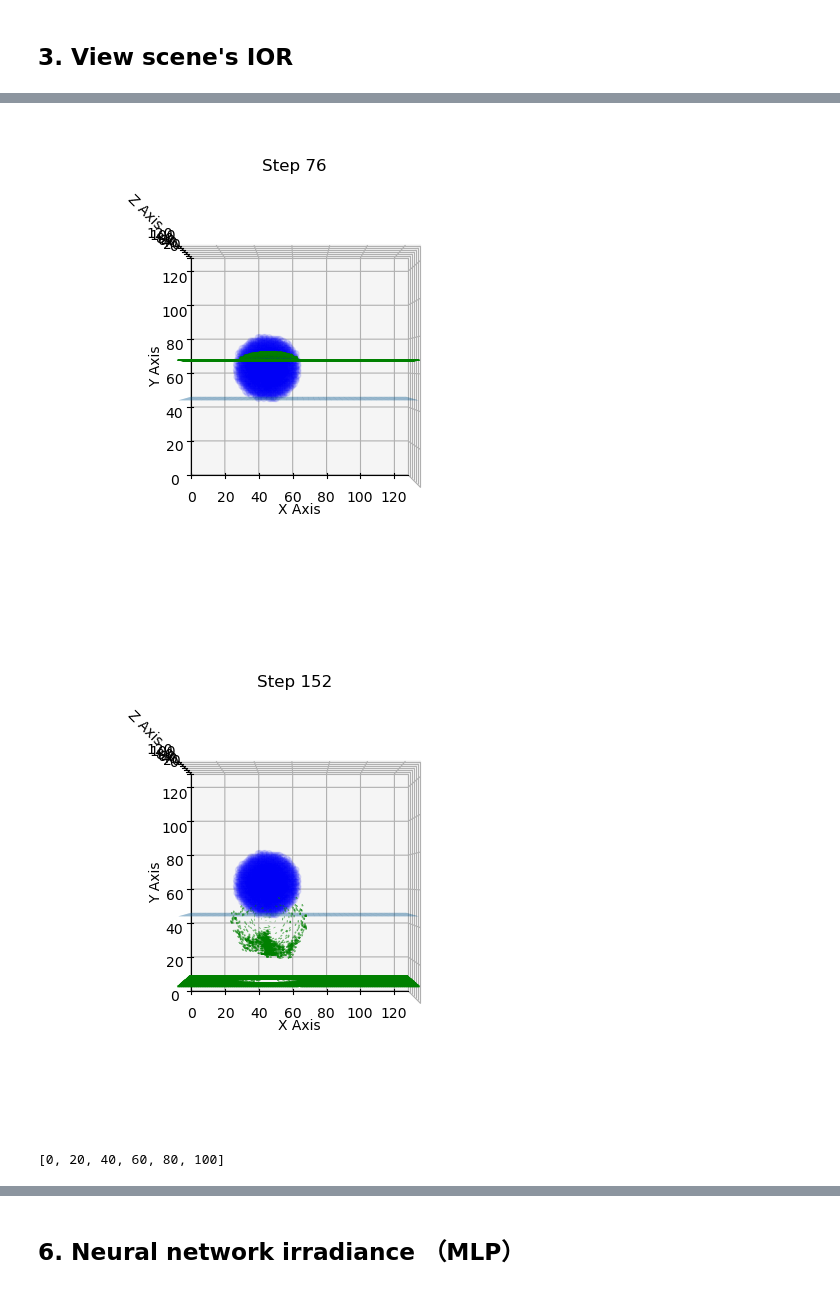
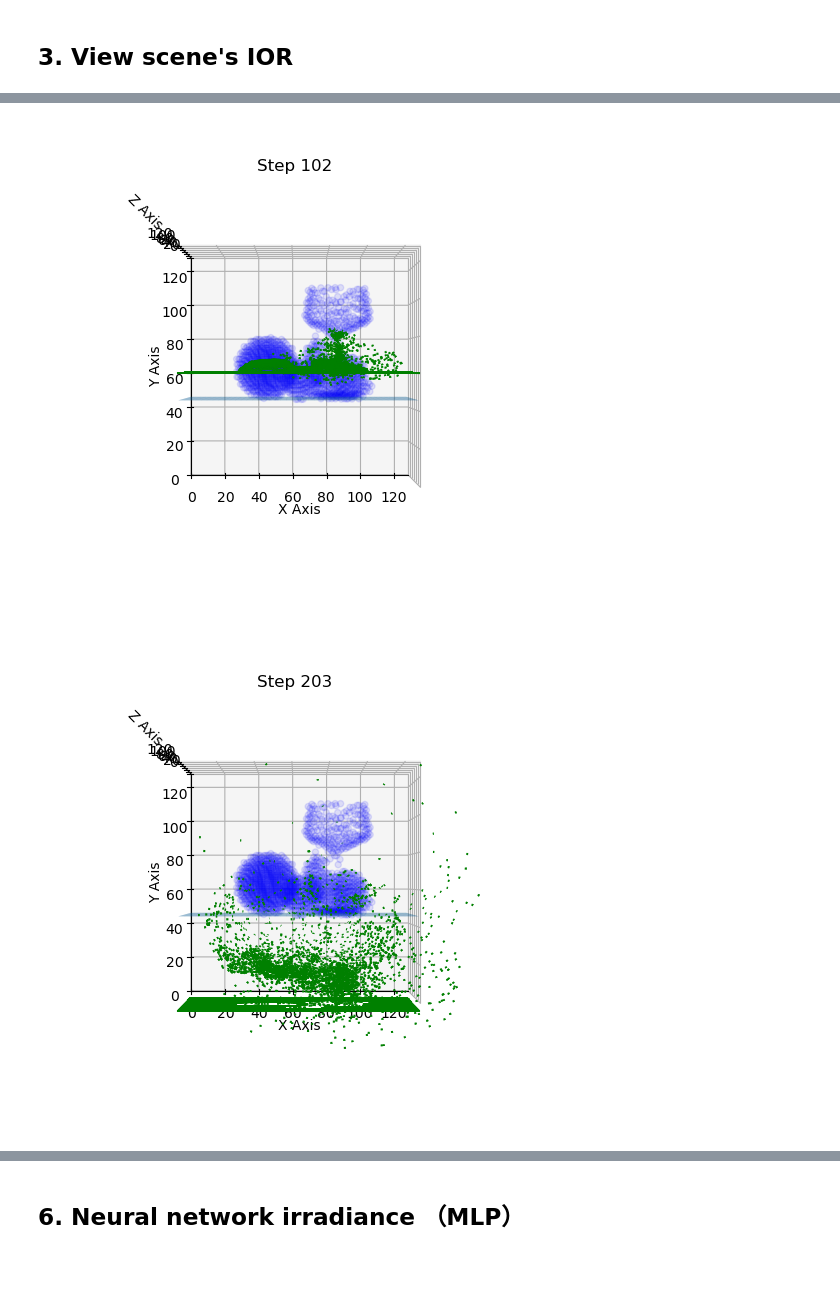
Before and after one commit to swirling-wind/Eikonal-Voxel-Rendering, a Jupyter notebook: main.ipynb, the cells around one changed output, grey strips where cells are left out. Saved outputs shown, nothing was run; the diff lists cells and outputs as text; code cells hidden in the pictures.

```diff
--- a/main.ipynb
+++ b/main.ipynb
@@ -272,12 +272,31 @@ def update_wavefront(pos: torch.Tensor, dir: torch.Tensor, within_mask: torch.Te
                           dir)
     return new_pos, new_dir, new_within_mask
 
+def plot_wavefront_positions(pos: np.ndarray, dir: np.ndarray, ior_field: np.ndarray, title: str):
+    fig = plt.figure(figsize=(5, 5))
+    ax = fig.add_subplot(111, projection='3d')
+    ax.set_box_aspect([1,1,1])
+    ax.set_xlim(0, ior_field.shape[0])
+    ax.set_ylim(0, ior_field.shape[1])
+    ax.set_zlim(0, ior_field.shape[2])
+    ax.set_xlabel('X Axis')
+    ax.set_ylabel('Y Axis')
+    ax.set_zlabel('Z Axis')
+    ax.set_title(title)
+    ax.quiver(pos[:, 0], pos[:, 1], pos[:, 2], dir[:, 0], dir[:, 1], dir[:, 2], length=1, color='green', normalize=True)
+    x_points, y_points, z_points = np.where(ior_field == GLASS_IOR)
+    subsample_step_sphere = max(1, len(x_points) // 1500)
+    subsample_indices_sphere = np.arange(0, len(x_points), subsample_step_sphere)
+    ax.scatter(x_points[subsample_indices_sphere], y_points[subsample_indices_sphere], z_points[subsample_indices_sphere], color='blue', alpha=0.1)
+    ax.view_init(elev=90, azim=-90)
+    ax.plot_surface(*plot_floor(), alpha=0.5)
+    plt.show()
+
 def simulate_wavefront_propagation(ior_field: np.ndarray, grad_xyz: tuple[np.ndarray, np.ndarray, np.ndarray],
                                    initial_wavefront_pos: np.ndarray, initial_wavefront_dir: np.ndarray,
                                    device: torch.device, num_steps: int = 100, delta_t: float = 1.0, num_show_images: int = 3) -> torch.Tensor:
 
-
-    show_indices =  [i for i in range(0, num_steps+1, max(num_steps // (num_show_images-1), 1))] if num_show_images > 0 else [num_steps // 2]
+    show_indices =  [i for i in range(0, num_steps+1, max(num_steps // (num_show_images-1), 1))] + [num_steps - 1] if num_show_images > 0 else []
 
     cur_pos = torch.tensor(initial_wavefront_pos, device=device)
     cur_dir = torch.tensor(initial_wavefront_dir, device=device)
@@ -299,38 +318,15 @@ def simulate_wavefront_propagation(ior_field: np.ndarray, grad_xyz: tuple[np.nda
         cur_mask = new_mask
 
         indices = cur_pos.int()[cur_mask]
-        irradiance_grid[indices[:, 0], indices[:, 1], indices[:, 2]] += 1
+        unique_indices, counts = torch.unique(indices, return_counts=True, dim=0)
+        irradiance_grid[unique_indices[:, 0], unique_indices[:, 1], unique_indices[:, 2]] += counts.float()
 
-        if cur_step in show_indices:
-            fig = plt.figure(figsize=(5, 5))
-            ax = fig.add_subplot(111, projection='3d')
-            ax.set_box_aspect([1,1,1])
-            ax.set_xlim(0, ior_field.shape[0])
-            ax.set_ylim(0, ior_field.shape[1])
-            ax.set_zlim(0, ior_field.shape[2])
-            ax.set_xlabel('X Axis')
-            ax.set_ylabel('Y Axis')
-            ax.set_zlabel('Z Axis')
-            ax.set_title(f"Step {cur_step}")
-            ax.quiver(cur_pos[:, 0].cpu().numpy(), cur_pos[:, 1].cpu().numpy(), cur_pos[:, 2].cpu().numpy(),
-                        cur_dir[:, 0].cpu().numpy(), cur_dir[:, 1].cpu().numpy(), cur_dir[:, 2].cpu().numpy(),
-                        length=1, color='green', normalize=True, alpha=0.4)
-
-            x_points, y_points, z_points = np.where(ior_field == GLASS_IOR)
-            subsample_step_sphere = max(1, len(x_points) // 1500)
-            subsample_indices_sphere = np.arange(0, len(x_points), subsample_step_sphere)
-            ax.scatter(x_points[subsample_indices_sphere], y_points[subsample_indices_sphere], z_points[subsample_indices_sphere], color='blue', alpha=0.1)
-
-            ax.view_init(elev=90, azim=-90)
-            ax.plot_surface(*plot_floor(), alpha=0.5)
-            plt.show()
+        if num_show_images > 0 and cur_step in show_indices:
+            plot_wavefront_positions(cur_pos.cpu().numpy(), cur_dir.cpu().numpy(), ior_field, f"Step {cur_step}")
 
     return irradiance_grid
 
-test_delta_t = 0.6 * NUM_Y / 100
-test_num_steps = int(test_delta_t * 200)
-simulate_wavefront_propagation(scene_ior, scene_ior_gradients, initial_wavefront_pos, initial_wavefront_dir, device, test_num_steps, test_delta_t)
-
-# num_show_images = 9
-# show_propagation_results(wavefront_positions_list, wavefront_directions_list, scene_ior, num_show_images, "Wavefront Propagation of the glass spheres besides a bunny")
+test_delta_t = 0.5 * NUM_Y / 100
+test_num_steps = int(test_delta_t * 320)
+irradiance_grid = simulate_wavefront_propagation(scene_ior, scene_ior_gradients, initial_wavefront_pos, initial_wavefront_dir, device, test_num_steps, test_delta_t)
 # %% [output]
@@ -338,8 +334,3 @@ simulate_wavefront_propagation(scene_ior, scene_ior_gradients, initial_wavefront
-[figure, old version]
+[figure, new version]
-[figure, old version]
+[figure, new version]
-# %%
-show_indices = [i for i in range(0, 100+1, max(100 // (6-1), 1))]
-show_indices
-# %% [output]
-[0, 20, 40, 60, 80, 100]
 # %% [markdown]
```
Also changed, not shown: parts of 7 cells of this notebook.
